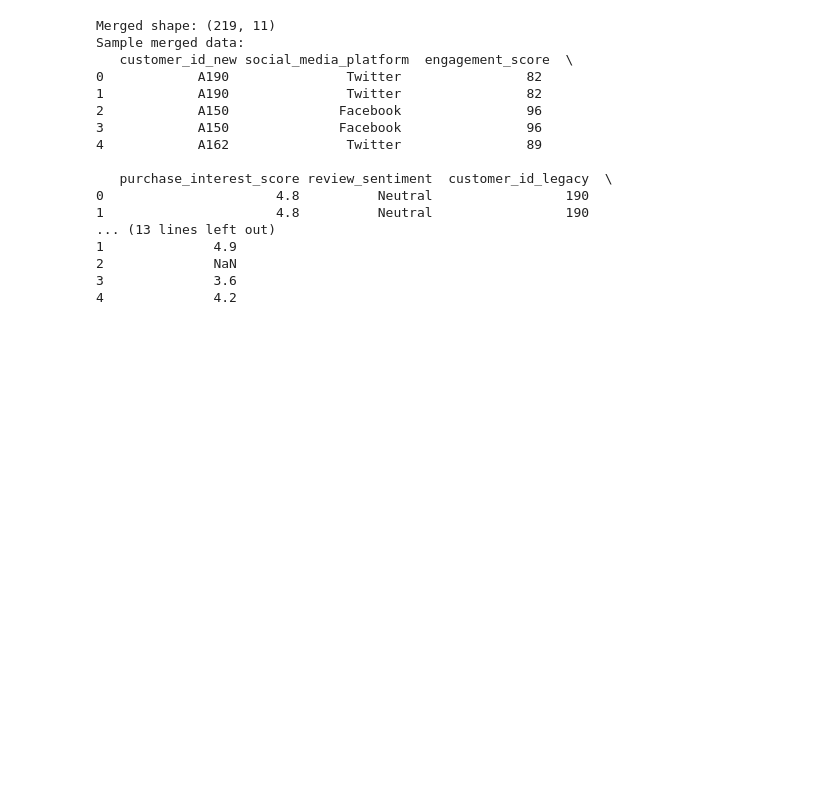
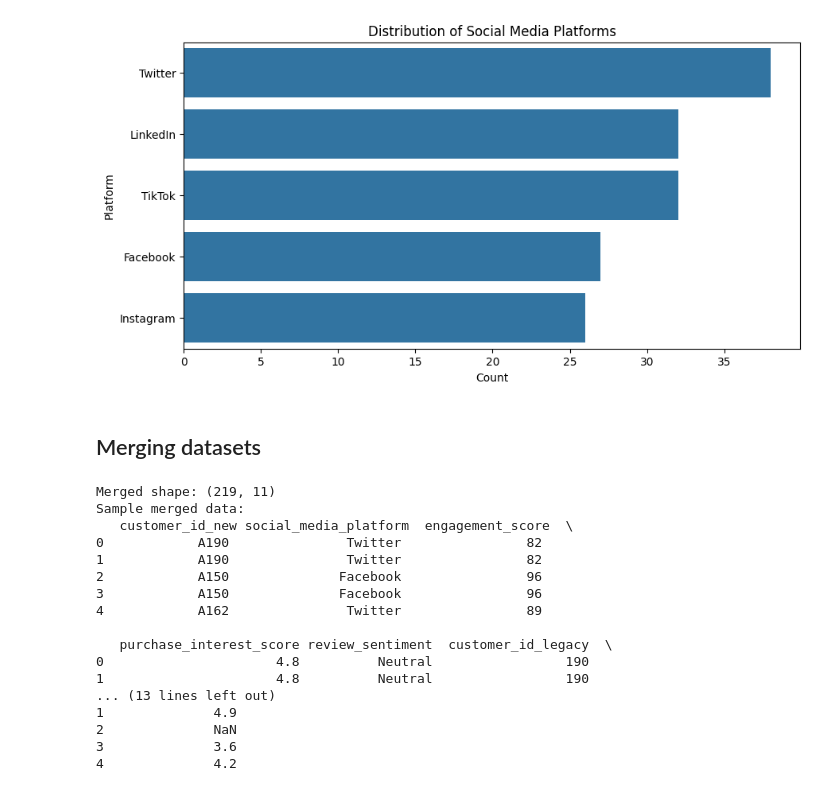
Before and after one commit to amuhirwa/Data-Preprocessing, a Jupyter notebook: notebooks/data_merge.ipynb, the cells around one changed output. Drawn from its saved outputs; the diff is of its cells as text; code cells hidden in the pictures; blank space fills up the shorter version.

```diff
--- a/notebooks/data_merge.ipynb
+++ b/notebooks/data_merge.ipynb
@@ -6,9 +9,9 @@ import seaborn as sns
 # %%
 # Social media profiles
-social_df = pd.read_csv('data/customer_social_profiles.csv')
+social_df = pd.read_csv('customer_social_profiles.csv')
 
 # Transactions
-trans_df = pd.read_csv('data/customer_transactions.csv')
+trans_df = pd.read_csv('customer_transactions.csv')
 
 # Convert customer_id in transactions to match social profile (add "A" prefix and pad with zeros if needed)
 trans_df['customer_id_new'] = 'A' + trans_df['customer_id_legacy'].astype(str)
@@ -15,3 +52,18 @@ trans_df['customer_id_new'] = 'A' + trans_df['customer_id_legacy'].astype(str)
+# %%
+# Analysing which social medias are more prevalent in the data
+plt.figure(figsize=(10, 5))
+sns.countplot(
+    y=social_df['social_media_platform'],
+    order=social_df['social_media_platform'].value_counts().index,
+)
+plt.title('Distribution of Social Media Platforms')
+plt.xlabel('Count')
+plt.ylabel('Platform')
+plt.show()
+# %% [output]
+[figure, added]
+# %% [markdown]
+## Merging datasets
 # %%
 merged_df = pd.merge(social_df, trans_df, on='customer_id_new', how='inner')
 
```
Also changed, not shown: parts of 18 cells of this notebook, 1 other file.
